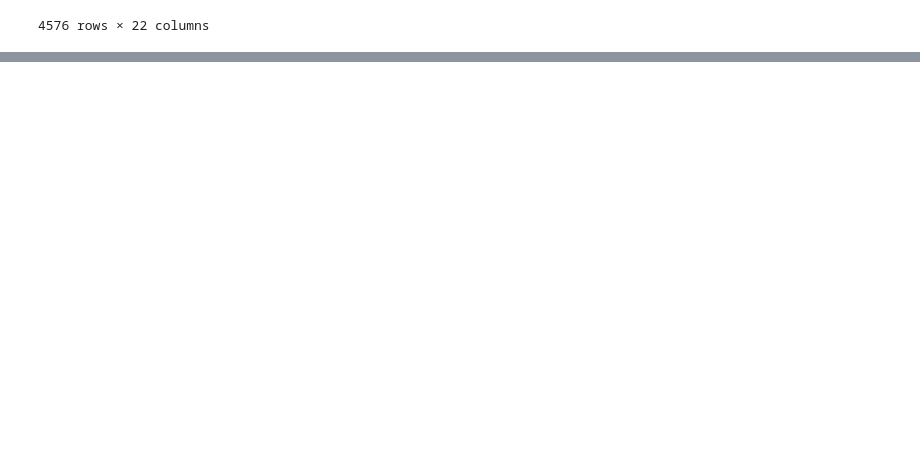
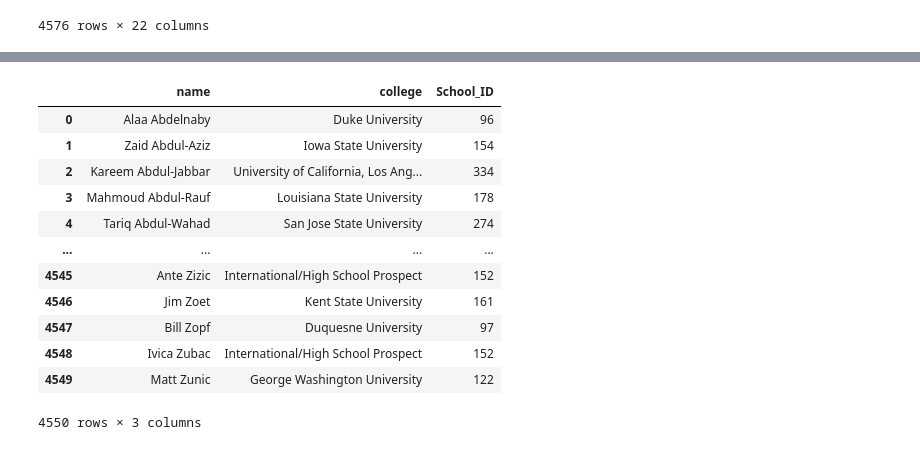
Before and after one commit to wclewett/ETL_project, a Jupyter notebook: players_data_transformation.ipynb, the cells around one changed output, grey strips where cells are left out. Saved outputs shown, nothing was run; the diff lists cells and outputs as text; code cells hidden in the pictures; blank space fills up the shorter version.

```diff
--- a/players_data_transformation.ipynb
+++ b/players_data_transformation.ipynb
@@ -75,0 +113,19 @@ players_df
+# %%
+school_df = pd.DataFrame(school_id['name'])
+school_df['college'] = school_id['college']
+school_df['School_ID'] = school_id['School_ID']
+school_df
+# %% [output]
+|  | name | college | School_ID |
+| 0 | Alaa Abdelnaby | Duke University | 96 |
+| 1 | Zaid Abdul-Aziz | Iowa State University | 154 |
+| 2 | Kareem Abdul-Jabbar | University of California, Los Ang... | 334 |
+| 3 | Mahmoud Abdul-Rauf | Louisiana State University | 178 |
+| 4 | Tariq Abdul-Wahad | San Jose State University | 274 |
+| ... | ... | ... | ... |
+| 4545 | Ante Zizic | International/High School Prospect | 152 |
+| 4546 | Jim Zoet | Kent State University | 161 |
+| 4547 | Bill Zopf | Duquesne University | 97 |
+| 4548 | Ivica Zubac | International/High School Prospect | 152 |
+| 4549 | Matt Zunic | George Washington University | 122 |
+4550 rows × 3 columns
```
Also changed, not shown: parts of 5 cells of this notebook, 2 other files.
